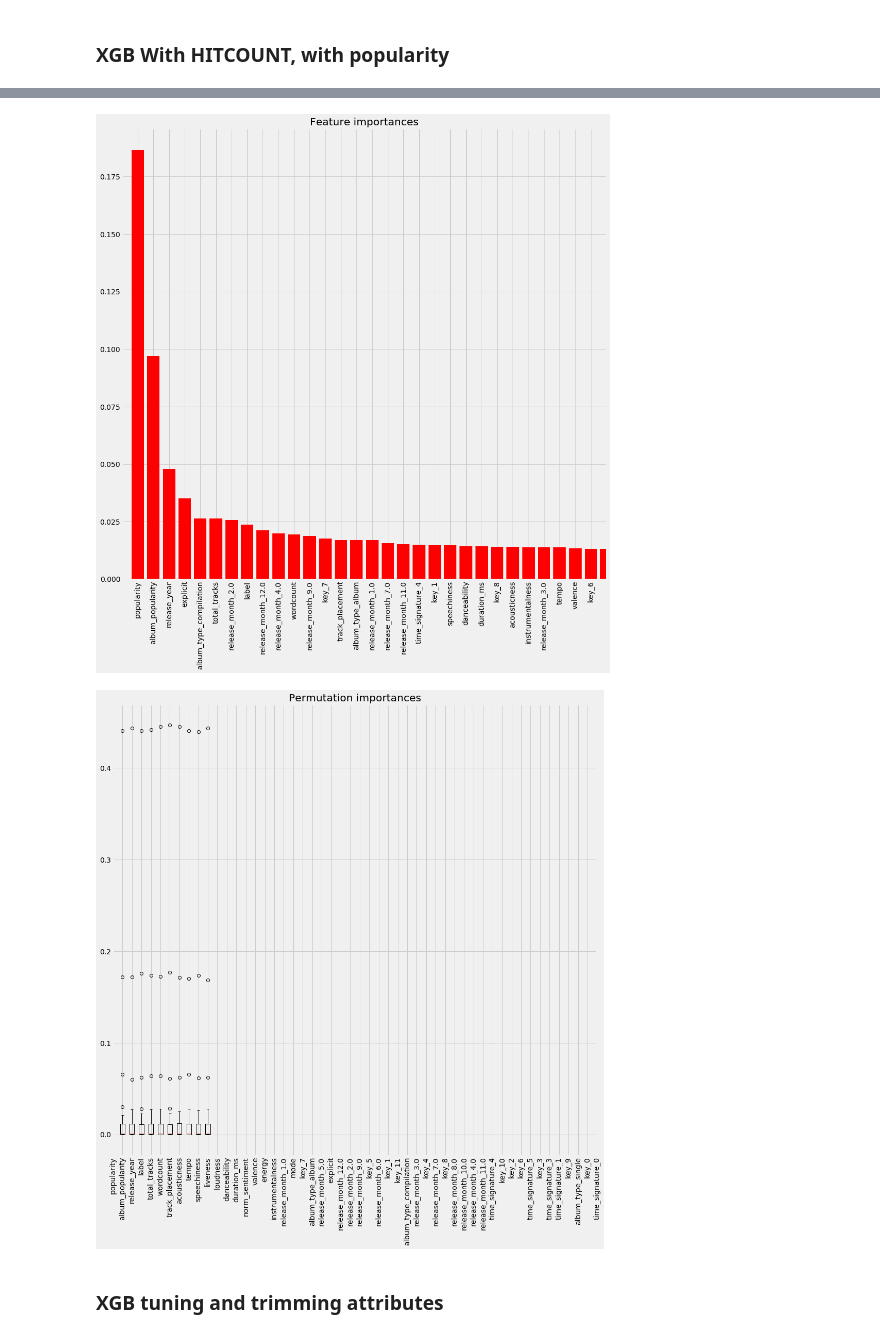
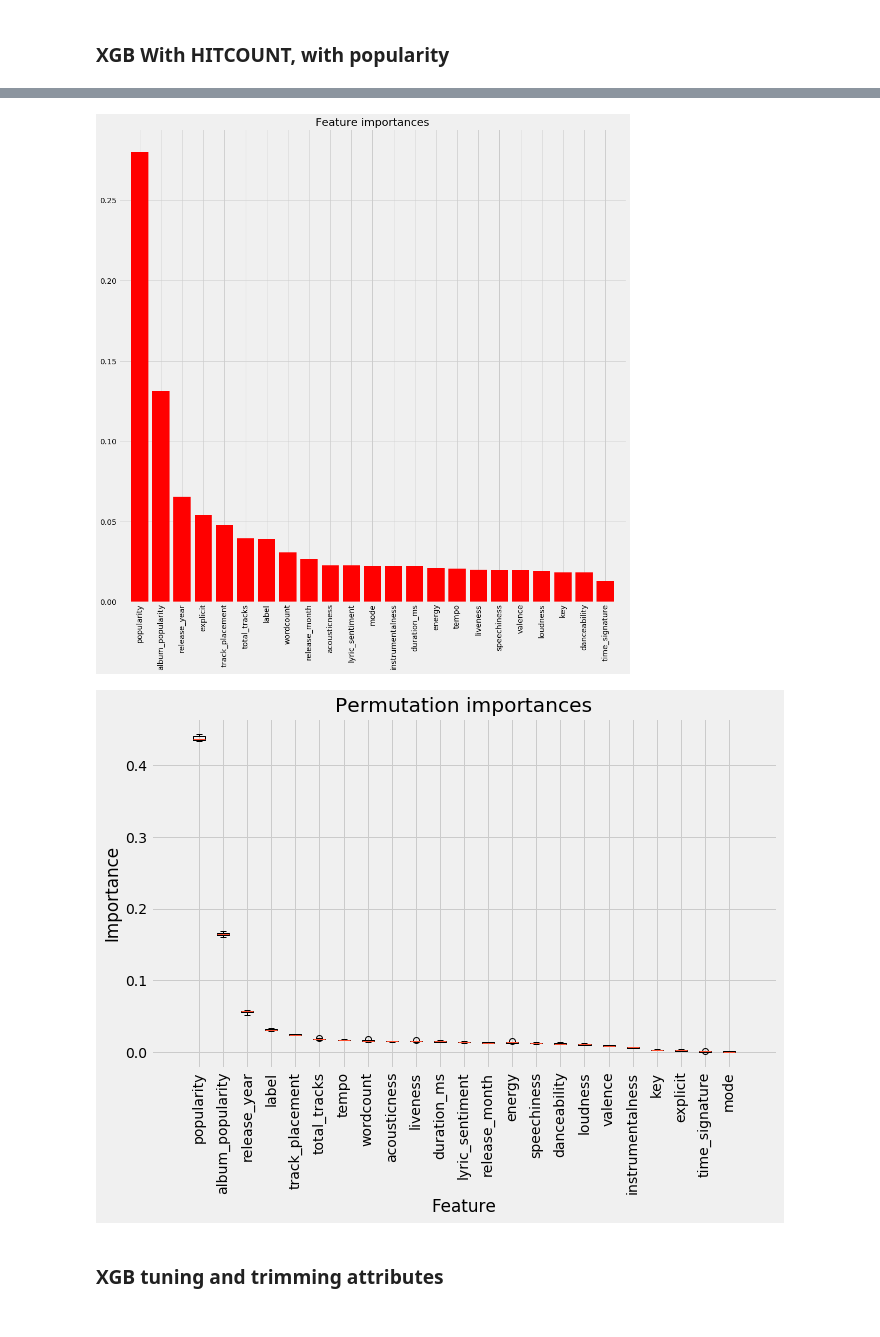
Before and after one commit to Greenford/billboard, a Jupyter notebook: models.ipynb, the cells around one changed output, grey strips where cells are left out. Saved outputs shown, nothing was run; the diff lists cells and outputs as text; code cells hidden in the pictures.

```diff
--- a/models.ipynb
+++ b/models.ipynb
@@ -161,3 +171,20 @@ X_train, X_test, y_train, y_test = train_test_split(_X, _y, test_size=0.1)
+# %%
+bbd = pipe.BillboardData()
+bbd.load()
+bbd.drop_no_lyrics()
+bbd.balance_class_year(1)
+bbd.transform_for_models()
+# bbd.drop_popularities()
+# bbd.df.drop(columns='label', inplace=True)
+testdf = bbd.split_test(rstate=1)
+bbd.transform_label_to_hitcount()
+testdf = bbd.transform_label_to_hitcount(testdf=testdf)
+
+y_train = bbd.df.pop('on_billboard').values
+X_train = bbd.df.values
+
+y_test = testdf.pop('on_billboard').values
+X_test = testdf.values
 # %%
 model = xgb.XGBClassifier(n_jobs=-1)
 # %%
@@ -174,11 +201,11 @@ models.present_cv(cv)
 # %%
 model.fit(X_train, y_train)
-models.plot_feature_importances(X_train, model, 30, df.columns)
+models.plot_feature_importances(model, bbd.df.columns, np.inf)
 # %% [output]
-[figure, old version]
+[figure, new version]
 # %%
-models.plot_perm_importances(model, X_train, y_train, np.inf, df.columns)
+models.plot_perm_importances(model, X_train, y_train, bbd.df.columns, np.inf)
 # %% [output]
-[figure, old version]
+[figure, new version]
 # %% [markdown]
 ### XGB tuning and trimming attributes
```
Also changed, not shown: parts of 40 cells of this notebook, 1 other file.
